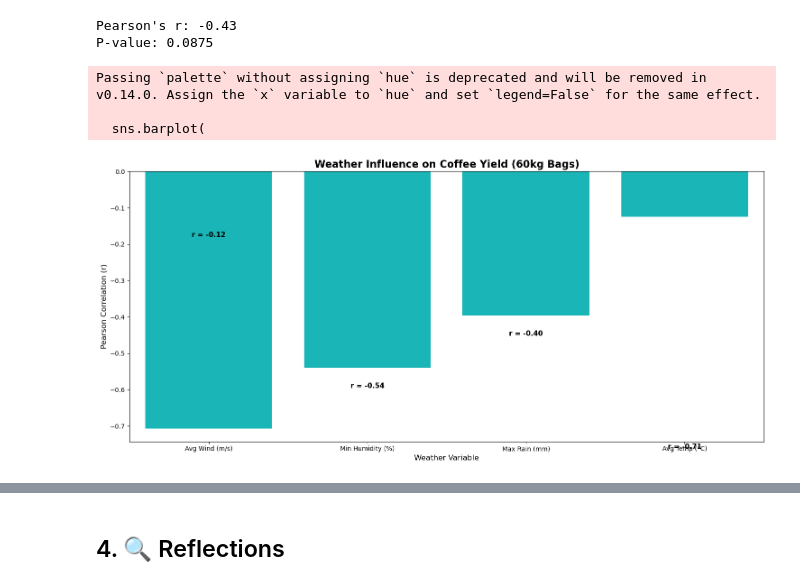
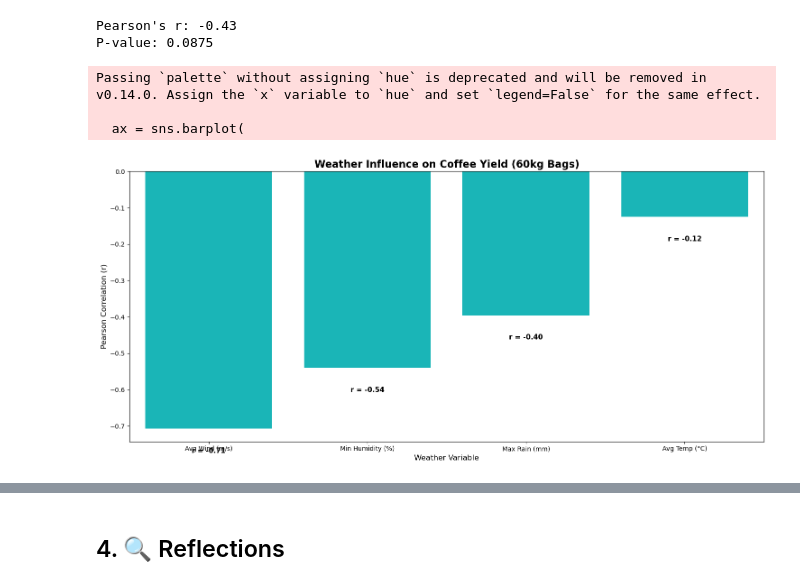
Before and after one commit to jesseniadia/Minas-Gerais-EDA, a Jupyter notebook: notebooks/analysis.ipynb, the cells around one changed output, grey strips where cells are left out. Cells and saved outputs as stored; diff of their text form; code cells hidden in the pictures.

```diff
--- a/notebooks/analysis.ipynb
+++ b/notebooks/analysis.ipynb
@@ -501,39 +501,40 @@ corr_df["Weather_Variable"] = corr_df["Weather_Variable"].replace({
 # Sort by absolute r-value
 corr_df["abs_r"] = corr_df["Pearson_r"].abs()
 corr_df = corr_df.sort_values(by="abs_r", ascending=False)
 
 # Plot
 plt.figure(figsize=(15, 7))
-colors = ["#FFB347" if r > 0 else "#00CED1" for r in corr_df["Pearson_r"]]  # orange for positive, teal for negative
+colors = ["#FFB347" if r > 0 else "#00CED1" for r in corr_df["Pearson_r"]]
 
-sns.barplot(
+ax = sns.barplot(
     data=corr_df,
     x="Weather_Variable",
     y="Pearson_r",
     palette=colors
 )
 
-# Annotate bars
-for i, row in corr_df.iterrows():
-    plt.text(
+# Annotate bars with Pearson r values, with dynamic spacing to avoid overlap
+for i, row in corr_df.reset_index().iterrows():
+    offset = 0.04 if row["Pearson_r"] > 0 else -0.07
+    ax.text(
         x=i,
-        y=row["Pearson_r"] + 0.02 if row["Pearson_r"] > 0 else row["Pearson_r"] - 0.05,
+        y=row["Pearson_r"] + offset,
         s=f"r = {row['Pearson_r']:.2f}",
         ha='center',
-        va='center',
+        va='bottom',
         fontsize=11,
         fontweight='bold'
     )
 
 plt.axhline(0, color="gray", linewidth=1.2, linestyle="--")
 plt.title("Weather Influence on Coffee Yield (60kg Bags)", fontsize=16, fontweight='bold')
 plt.ylabel("Pearson Correlation (r)", fontsize=12)
 plt.xlabel("Weather Variable", fontsize=12)
 plt.tight_layout()
 plt.grid(False)
 plt.show()
 # %% [output]
 Passing `palette` without assigning `hue` is deprecated and will be removed in v0.14.0. Assign the `x` variable to `hue` and set `legend=False` for the same effect.
 
-  sns.barplot(
+  ax = sns.barplot(
-[figure, old version]
+[figure, new version]
```
Also changed, not shown: parts of 3 cells of this notebook.
